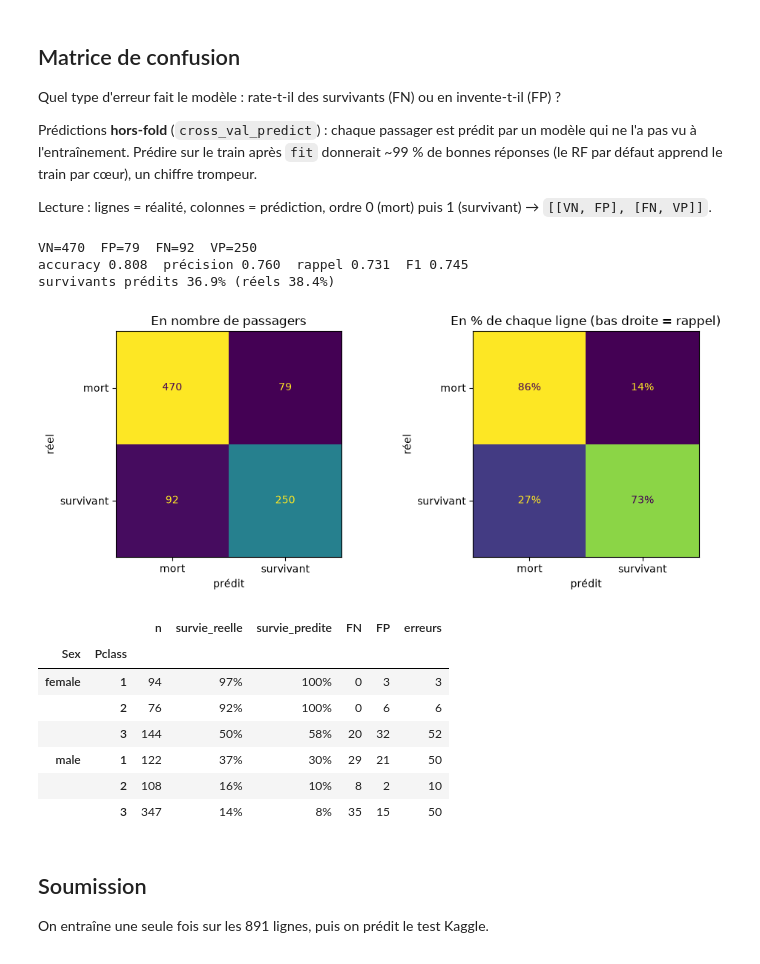
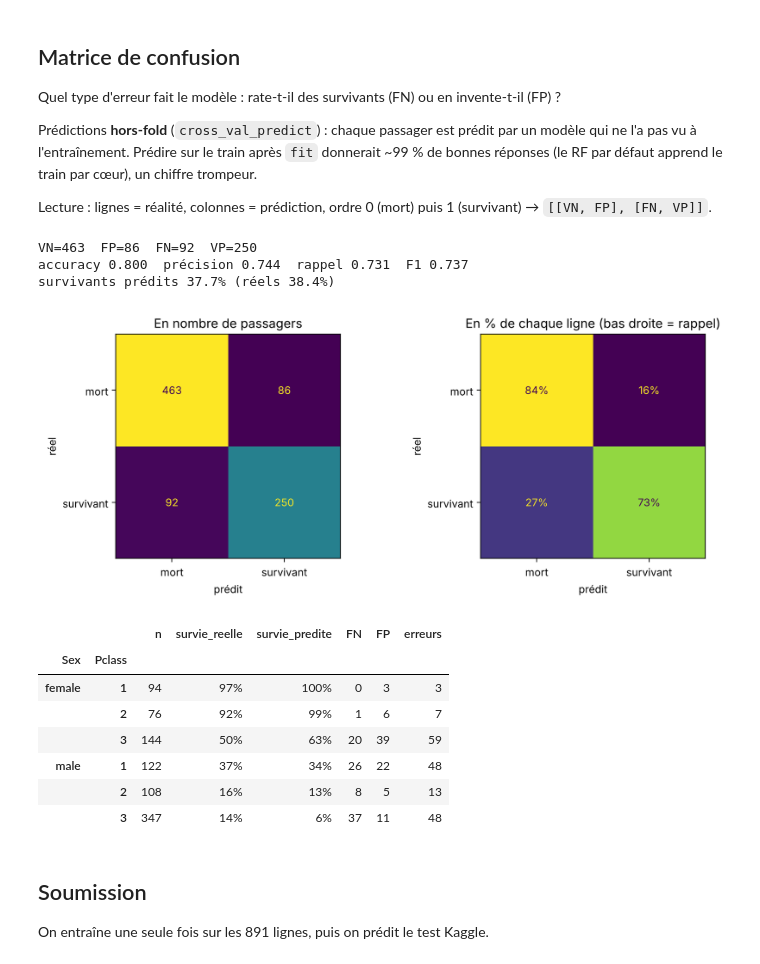
Before and after one commit to LuCarpentier83/TitanicMachineLearningFromDisaster, a Jupyter notebook: notebooks/02_random_forest.ipynb, the cells around one changed output. Saved outputs shown, nothing was run; the diff lists cells and outputs as text; code cells hidden in the pictures.

Commit message:
CV groupée par ticket (StratifiedGroupKFold) : une famille n'est jamais coupée entre train et validation
GBC : 0.8310 -> 0.8193 ; RF : 0.8110 -> 0.8063. Prédictions soumises inchangées.

```diff
--- a/notebooks/02_random_forest.ipynb
+++ b/notebooks/02_random_forest.ipynb
@@ -72,34 +74,35 @@ Lecture : lignes = réalité, colonnes = prédiction, ordre 0 (mort) puis 1 (sur
 # %%
 import matplotlib.pyplot as plt
 import pandas as pd
 from sklearn.metrics import (ConfusionMatrixDisplay, accuracy_score, confusion_matrix,
                              f1_score, precision_score, recall_score)
-from sklearn.model_selection import StratifiedKFold, cross_val_predict
+from sklearn.model_selection import StratifiedGroupKFold, cross_val_predict
 
-oof = cross_val_predict(pipe, X, y, cv=StratifiedKFold(5, shuffle=True, random_state=0), n_jobs=-1)
+oof = cross_val_predict(pipe, X, y, cv=StratifiedGroupKFold(5, shuffle=True, random_state=0),
+                        groups=X["Ticket"], n_jobs=-1)
 
 cm = confusion_matrix(y, oof)
 (vn, fp), (fn, vp) = cm
 print(f"VN={vn}  FP={fp}  FN={fn}  VP={vp}")
 print(f"accuracy {accuracy_score(y, oof):.3f}  précision {precision_score(y, oof):.3f}  "
       f"rappel {recall_score(y, oof):.3f}  F1 {f1_score(y, oof):.3f}")
 print(f"survivants prédits {oof.mean():.1%} (réels {y.mean():.1%})")
 
 fig, axes = plt.subplots(1, 2, figsize=(10, 4))
 ConfusionMatrixDisplay(cm, display_labels=["mort", "survivant"]).plot(ax=axes[0], colorbar=False)
 axes[0].set_title("En nombre de passagers")
 ConfusionMatrixDisplay(confusion_matrix(y, oof, normalize="true"), display_labels=["mort", "survivant"]).plot(
     ax=axes[1], colorbar=False, values_format=".0%")
 axes[1].set_title("En % de chaque ligne (bas droite = rappel)")
 for ax in axes:
     ax.set_xlabel("prédit"); ax.set_ylabel("réel")
 plt.tight_layout()
 plt.show()
 # %% [output]
-VN=470  FP=79  FN=92  VP=250
-accuracy 0.808  précision 0.760  rappel 0.731  F1 0.745
-survivants prédits 36.9% (réels 38.4%)
+VN=463  FP=86  FN=92  VP=250
+accuracy 0.800  précision 0.744  rappel 0.731  F1 0.737
+survivants prédits 37.7% (réels 38.4%)
-[figure, old version]
+[figure, new version]
 # %%
 # Où se concentrent les erreurs ? (par sexe et classe)
 d = pd.DataFrame({"Sex": X["Sex"], "Pclass": X["Pclass"], "y": y, "pred": oof})
@@ -114,11 +117,11 @@ groupes.style.format({"survie_reelle": "{:.0%}", "survie_predite": "{:.0%}"}).ba
 |  |  | n | survie_reelle | survie_predite | FN | FP | erreurs |
 | Sex | Pclass |  |  |  |  |  |  |
 | female | 1 | 94 | 97% | 100% | 0 | 3 | 3 |
-|  | 2 | 76 | 92% | 100% | 0 | 6 | 6 |
-|  | 3 | 144 | 50% | 58% | 20 | 32 | 52 |
-| male | 1 | 122 | 37% | 30% | 29 | 21 | 50 |
-|  | 2 | 108 | 16% | 10% | 8 | 2 | 10 |
-|  | 3 | 347 | 14% | 8% | 35 | 15 | 50 |
+|  | 2 | 76 | 92% | 99% | 1 | 6 | 7 |
+|  | 3 | 144 | 50% | 63% | 20 | 39 | 59 |
+| male | 1 | 122 | 37% | 34% | 26 | 22 | 48 |
+|  | 2 | 108 | 16% | 13% | 8 | 5 | 13 |
+|  | 3 | 347 | 14% | 6% | 37 | 11 | 48 |
 # %% [markdown]
 ## Soumission
 On entraîne une seule fois sur les 891 lignes, puis on prédit le test Kaggle.
```
Also changed, not shown: parts of 4 cells of this notebook, 2 other files.
